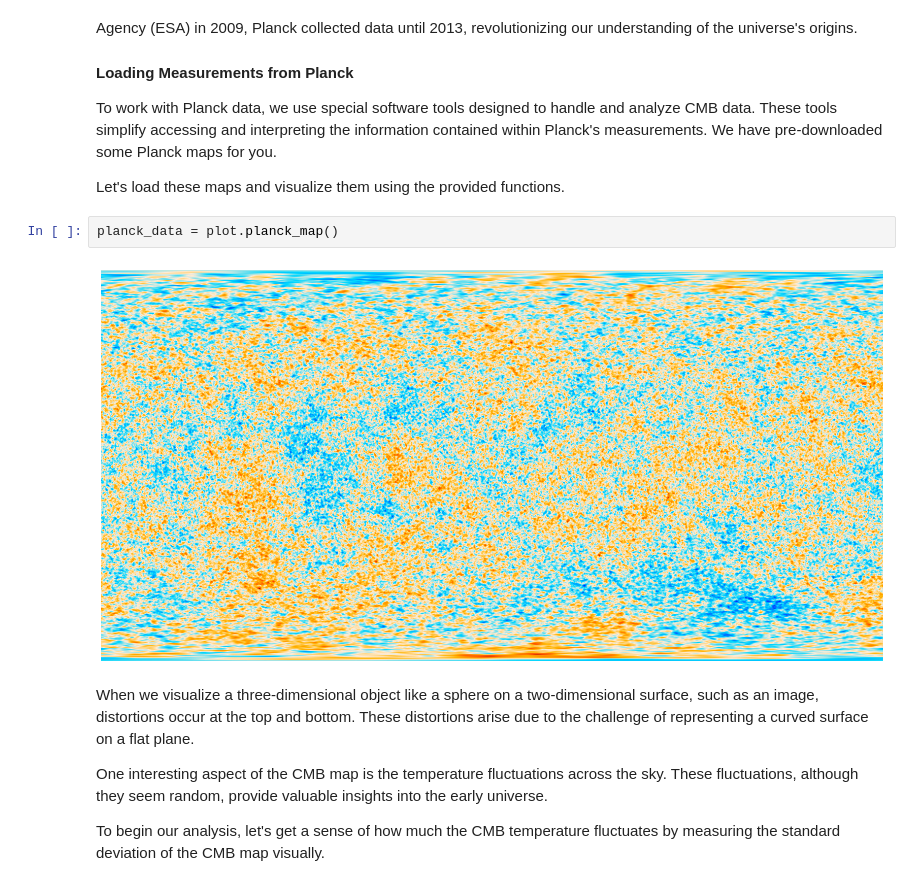
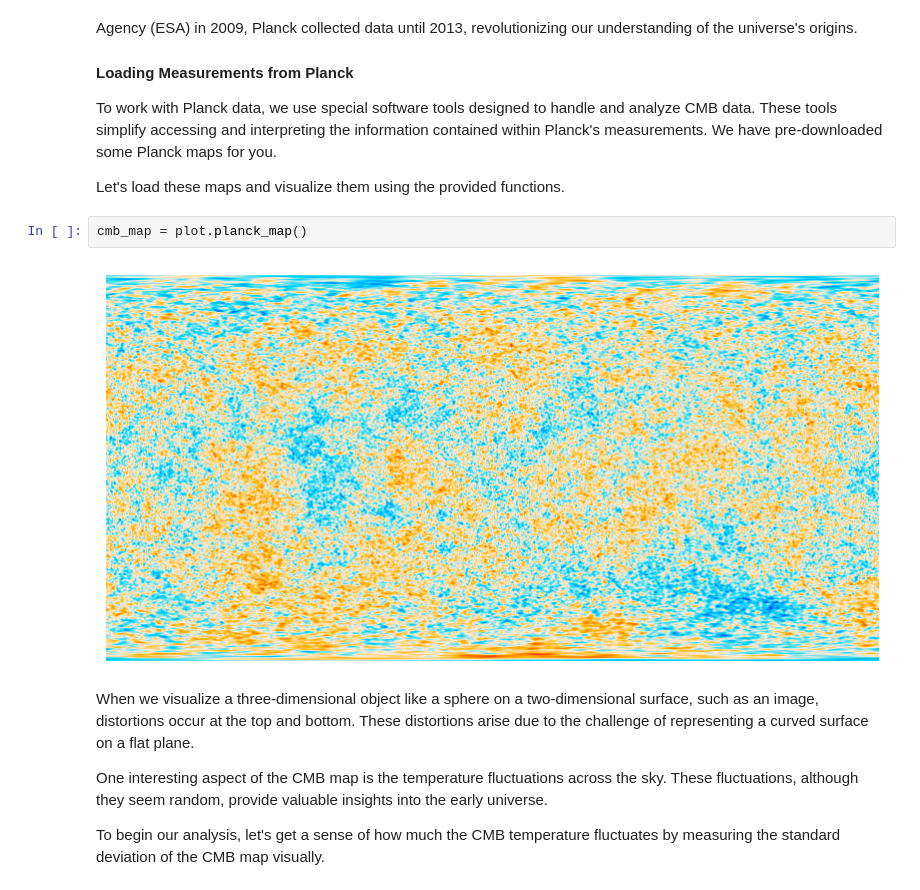
Before and after one commit to louisbranch/cmb_workshop, a Jupyter notebook: notebook_v2.ipynb, the cells around one changed output. Saved outputs shown, nothing was run; the diff lists cells and outputs as text.

```diff
--- a/notebook_v2.ipynb
+++ b/notebook_v2.ipynb
@@ -292,9 +293,9 @@ To work with Planck data, we use special software tools designed to handle and a
 
 Let's load these maps and visualize them using the provided functions.
 # %%
-planck_data = plot.planck_map()
+cmb_map = plot.planck_map()
 # %% [output]
-[figure, old version]
+[figure, new version]
 # %% [markdown]
 When we visualize a three-dimensional object like a sphere on a two-dimensional surface, such as an image, distortions occur at the top and bottom. These distortions arise due to the challenge of representing a curved surface on a flat plane.
 
```
Also changed, not shown: parts of 12 cells of this notebook, 4 other files.
